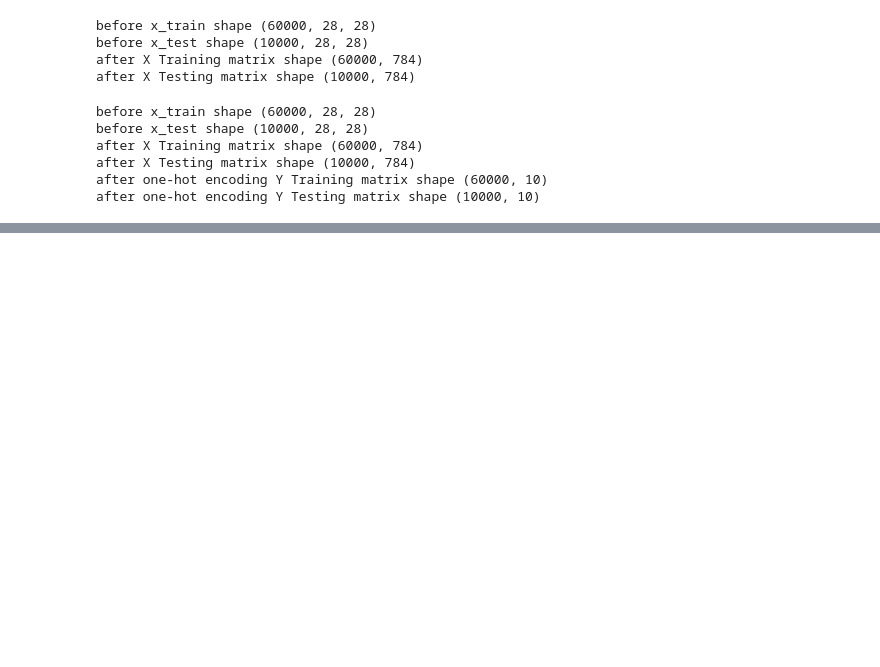
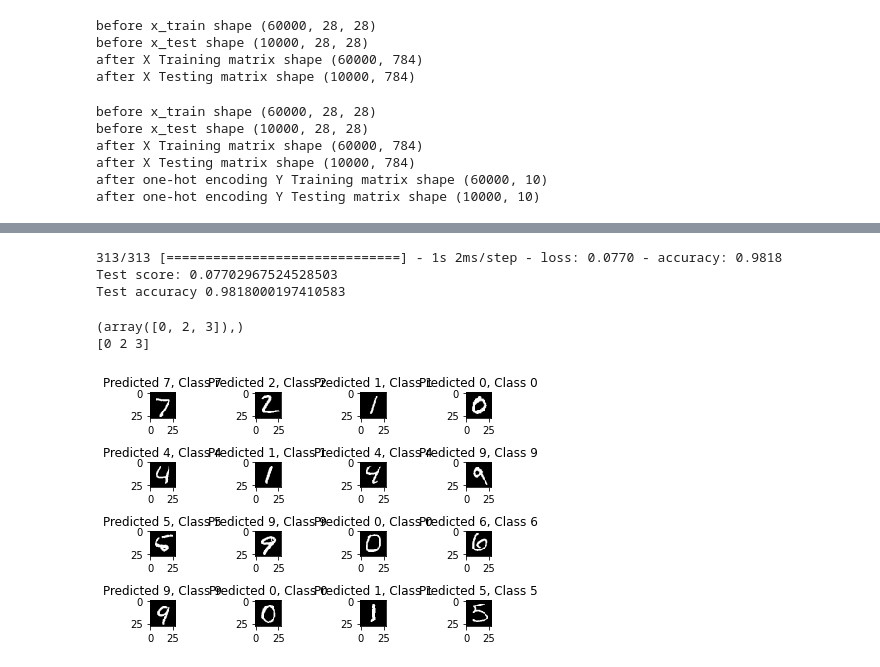
Before and after one commit to ldhml/AI, a Jupyter notebook: AI.ipynb, the cells around one changed output, grey strips where cells are left out. Drawn from its saved outputs; the diff is of its cells as text; code cells hidden in the pictures; blank space fills up the shorter version.

```diff
--- a/AI.ipynb
+++ b/AI.ipynb
@@ -399,3 +399,12 @@ after X Training matrix shape (60000, 784)
 after X Testing matrix shape (10000, 784)
 after one-hot encoding Y Training matrix shape (60000, 10)
 after one-hot encoding Y Testing matrix shape (10000, 10)
+# %%
+model=Sequential()
+model.add(Dense(512,input_shape=(784,))) #모델에 층을 추가한다.
+model.add(Activation('relu'))
+model.add(Dense(256))
+model.add(Activation('relu'))
+model.add(Dense(10))
+model.add(Activation('softmax'))
+model.summary()
@@ -401,0 +429,33 @@ after one-hot encoding Y Testing matrix shape (10000, 10)
+# %%
+model.compile(loss='categorical_crossentropy',optimizer="adam",metrics=['accuracy'])
+model.fit(X_train,Y_train,batch_size=128,epochs=10,verbose=0)
+
+score=model.evaluate(X_test,Y_test) #evaluate함수는 모델의 정확도를 평가할 수 있는 기능을 제공
+print('Test score:',score[0]) #score[0]은 오차값
+print('Test accuracy',score[1]) #score[1]은 정확도
+# %% [output]
+313/313 [==============================] - 1s 2ms/step - loss: 0.0770 - accuracy: 0.9818
+Test score: 0.07702967524528503
+Test accuracy 0.9818000197410583
+# %%
+import numpy as np
+a=np.array([1,0,2,3,0])
+print(np.nonzero(a)) #0이 아닌 인덱스를 찾아냄 리스트의 숫자가아닌 순서의 숫자를 보여줌.(0,1,2,3 순에 있는 번호 보여줌.)
+print(np.nonzero(a)[0])
+# %% [output]
+(array([0, 2, 3]),)
+[0 2 3]
+# %%
+predicted_classes=np.argmax(model.predict(X_test),axis=1)
+correct_indices=np.nonzero(predicted_classes==y_test)[0]
+incorrect_indices=np.nonzero(predicted_classes !=y_test)[0]
+# %%
+#인공지능이 잘 구분한 그림
+plt.figure()
+for i,correct in enumerate(correct_indices[:16]):
+  plt.subplot(4,4,i+1) #4,4는 밑에 표의 4x4라는 뜻.
+  plt.imshow(X_test[correct].reshape(28,28),cmap='gray',interpolation='none')
+  plt.title("Predicted {}, Class {}".format(predicted_classes[correct],y_test[correct]))
+plt.tight_layout()
+# %% [output]
+[figure, added]
```
Also changed, not shown: parts of 2 cells of this notebook.
